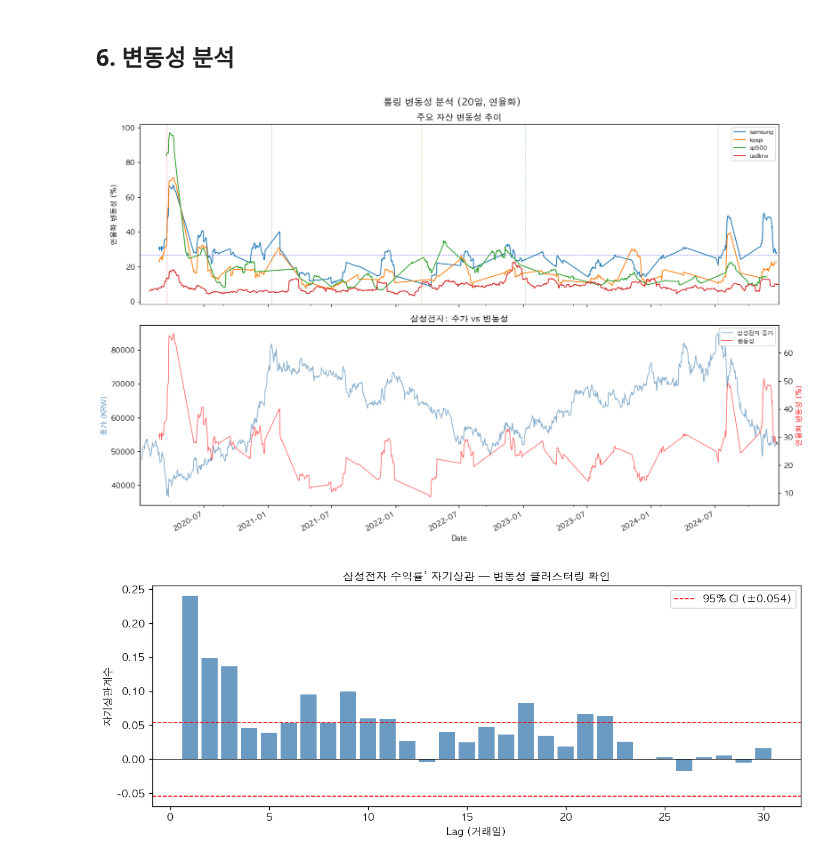
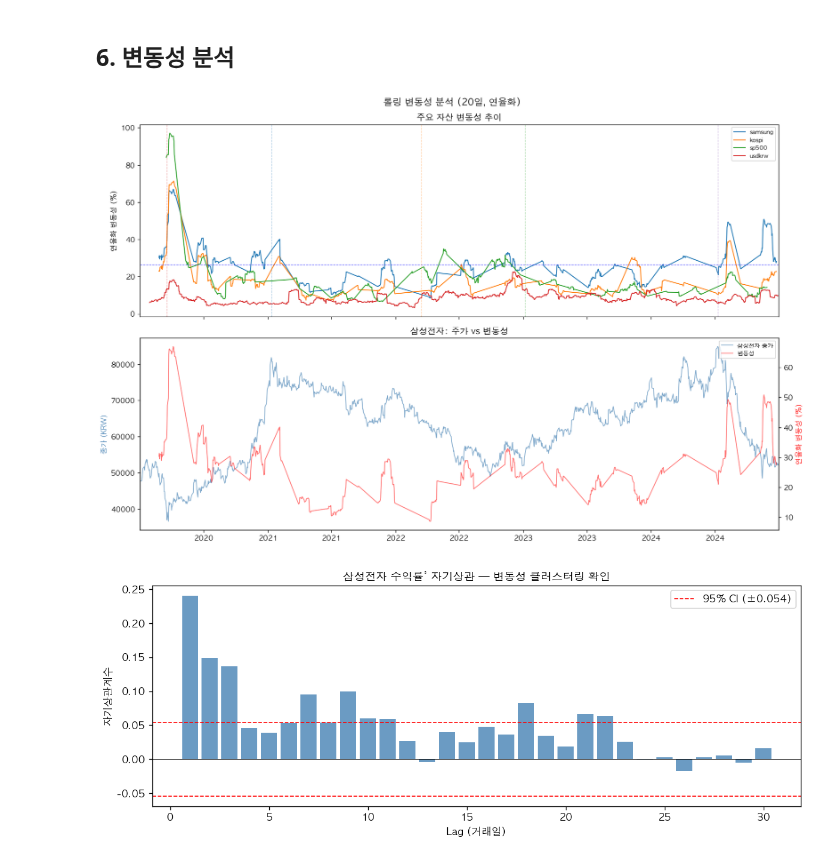
Before and after one commit to jinjintaek/korean-stock-external-factors-eda, a Jupyter notebook: notebooks/02_eda_analysis.ipynb, the cells around one changed output. Cells and saved outputs as stored; diff of their text form; code cells hidden in the pictures.

```diff
--- a/notebooks/02_eda_analysis.ipynb
+++ b/notebooks/02_eda_analysis.ipynb
@@ -328,9 +333,9 @@ fig.suptitle(f'삼성전자와 외부 변수 간 롤링 상관계수 ({WINDOW}
 
 for ax, var in zip(axes, rolling_corr_vars):
     r = rolling_corrs[var].dropna()
-    ax.plot(r.index, r, linewidth=1, color='steelblue')
-    ax.fill_between(r.index, r, 0, where=(r > 0), alpha=0.2, color='green', label='양의 상관')
-    ax.fill_between(r.index, r, 0, where=(r < 0), alpha=0.2, color='red',   label='음의 상관')
+    ax.plot(r.index, r.values, linewidth=1, color='steelblue')
+    ax.fill_between(r.index, r.values, 0, where=(r.values > 0), alpha=0.2, color='green', label='양의 상관')
+    ax.fill_between(r.index, r.values, 0, where=(r.values < 0), alpha=0.2, color='red',   label='음의 상관')
     ax.axhline(0,    color='black', lw=0.8)
     ax.axhline(0.5,  color='green', lw=0.5, linestyle='--', alpha=0.5)
     ax.axhline(-0.5, color='red',   lw=0.5, linestyle='--', alpha=0.5)
@@ -340,10 +345,9 @@ for ax, var in zip(axes, rolling_corr_vars):
     for ev in EVENTS:
         ax.axvline(pd.Timestamp(ev['date']), color=ev['color'], linestyle='--', alpha=0.5, lw=0.8)
 
-# xlim 명시 + DateFormatter만 설정 (MonthLocator 제거)
 axes[-1].set_xlim(valid_start, valid_end)
-axes[-1].xaxis.set_major_formatter(mdates.DateFormatter('%Y-%m'))
-plt.setp(axes[-1].xaxis.get_majorticklabels(), rotation=30, ha='right')
+axes[-1].xaxis.set_major_formatter(mdates.DateFormatter('%Y'))
+plt.setp(axes[-1].xaxis.get_majorticklabels(), rotation=0, ha='center')
 
 plt.tight_layout()
 plt.savefig(FIG_DIR / 'fig6_rolling_correlation.png', bbox_inches='tight')
@@ -524,42 +528,44 @@ vol_assets = ['samsung', 'kospi', 'sp500', 'usdkrw']
 
 rolling_vol = returns[vol_assets].rolling(VOL_WINDOW).std() * np.sqrt(252) * 100
 
+color_cycle = plt.rcParams['axes.prop_cycle'].by_key()['color']
+
 fig, axes = plt.subplots(2, 1, figsize=(14, 9), sharex=True)
 fig.suptitle('롤링 변동성 분석 (20일, 연율화)', fontsize=13, fontweight='bold')
 
 ax = axes[0]
-for col in vol_assets:
-    rolling_vol[col].dropna().plot(ax=ax, label=col, lw=1.2)
+for i, col in enumerate(vol_assets):
+    s = rolling_vol[col].dropna()
+    ax.plot(s.index, s.values, label=col, lw=1.2, color=color_cycle[i % len(color_cycle)])
 ax.set_ylabel('연율화 변동성 (%)')
 ax.set_title('주요 자산 변동성 추이')
 ax.legend(fontsize=8)
 ax.axhline(rolling_vol['samsung'].mean(), color='blue', linestyle='--', alpha=0.5, lw=0.8)
 for ev in EVENTS:
     ax.axvline(pd.Timestamp(ev['date']), color=ev['color'], linestyle='--', alpha=0.4, lw=0.8)
 
 ax2  = axes[1]
 ax2b = ax2.twinx()
 samsung_clean = master['samsung'].dropna()
 vol_clean     = rolling_vol['samsung'].dropna()
-samsung_clean.plot(ax=ax2,  color='steelblue', lw=1,   label='삼성전자 종가', alpha=0.7)
-vol_clean.plot(    ax=ax2b, color='red',        lw=1,   label='변동성',       alpha=0.6)
+ax2.plot(samsung_clean.index,  samsung_clean.values,  color='steelblue', lw=1, label='삼성전자 종가', alpha=0.7)
+ax2b.plot(vol_clean.index, vol_clean.values, color='red', lw=1, label='변동성', alpha=0.6)
 ax2.set_ylabel('종가 (KRW)', color='steelblue')
 ax2b.set_ylabel('연율화 변동성 (%)', color='red')
 ax2.set_title('삼성전자: 주가 vs 변동성')
 lines1, labels1 = ax2.get_legend_handles_labels()
 lines2, labels2 = ax2b.get_legend_handles_labels()
 ax2.legend(lines1 + lines2, labels1 + labels2, fontsize=8, loc='upper right')
 
-# xlim 명시 + DateFormatter만 설정 (MonthLocator 제거)
 axes[-1].set_xlim(samsung_clean.index.min(), samsung_clean.index.max())
-axes[-1].xaxis.set_major_formatter(mdates.DateFormatter('%Y-%m'))
-plt.setp(axes[-1].xaxis.get_majorticklabels(), rotation=30, ha='right')
+axes[-1].xaxis.set_major_formatter(mdates.DateFormatter('%Y'))
+plt.setp(axes[-1].xaxis.get_majorticklabels(), rotation=0, ha='center')
 
 plt.tight_layout()
 plt.savefig(FIG_DIR / 'fig9_volatility.png', bbox_inches='tight')
 plt.show()
 # %% [output]
-[figure, old version]
+[figure, new version]
 # %%
 # ── 변동성 클러스터링 확인 (자기상관) ─────────────────────────
 sq_ret = returns['samsung'] ** 2   # 수익률 제곱 = 변동성 프록시
```
Also changed, not shown: parts of 2 cells of this notebook, 8 other files.
